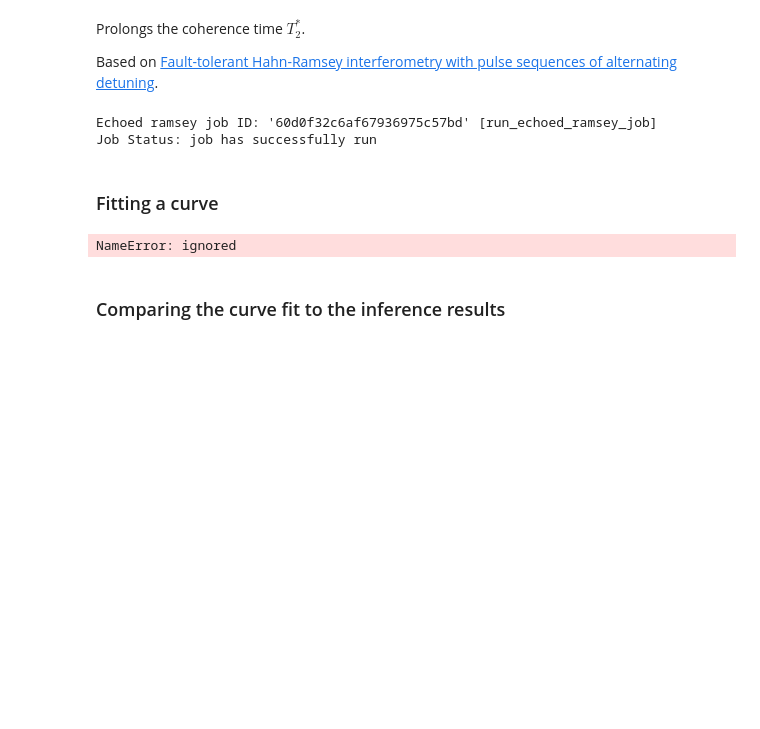
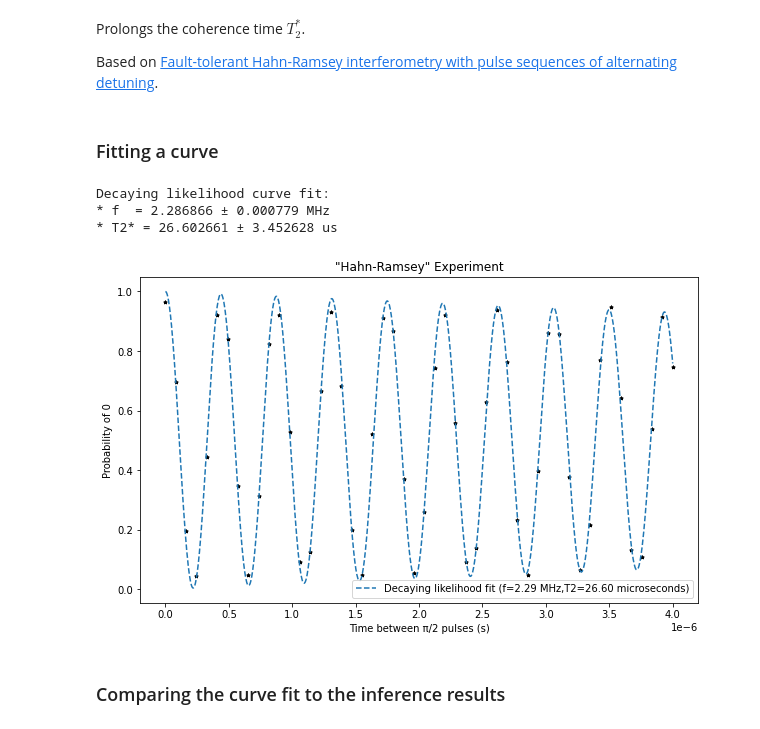
Before and after one commit to alexandra-frca/bayesianlearning, a Jupyter notebook: IBMQ experiments/IBMQ_experiments.ipynb, the cells around one changed output. Saved outputs shown, nothing was run; the diff lists cells and outputs as text; code cells hidden in the pictures; blank space fills up the shorter version.

```diff
--- a/IBMQ experiments/IBMQ_experiments.ipynb
+++ b/IBMQ experiments/IBMQ_experiments.ipynb
@@ -949,16 +916,13 @@ def run_echoed_ramsey_job(ts, delta_f, nshots=512, monitor=True):
     return echoed_ramsey_job
 
 delta_f = 1.83e6
-run_again = True
+run_again = False
 if run_again:
     ts = np.linspace(0, 4e-6, 75) # The actual times in seconds.
     echoed_ramsey_job = run_echoed_ramsey_job(ts,delta_f)
 else:
     ts = np.linspace(0, 4e-6, 50) # The actual times in seconds.
     echoed_ramsey_job = backend.retrieve_job('60a513aeb9b3524989d2802b')
-# %% [output]
-Echoed ramsey job ID: '60d0f32c6af67936975c57bd' [run_echoed_ramsey_job]
-Job Status: job has successfully run
 # %% [markdown]
 ### Fitting a curve
 # %%
@@ -978,37 +942,39 @@ def fit_likelihood(ts, values, pmax, smoothen_interpolation=True, print_param=Tr
     parameters,cov = curve_fit(lambda t,f,T2: decaying_likelihood(t,f,T2,pmax),
                          ts, values, p0=p0)
     f,T2 = parameters
     ferr, T2err = np.sqrt(np.diag(cov))
     if print_param:
         print("Decaying likelihood curve fit:\n* f  = %.6f ± %.6f MHz\n"
               "* T2* = %.6f ± %.6f us"  % (f*1e-6,ferr*1e-6,T2*1e6,T2err*1e6))
 
     # Return also y-coordinate data for plotting.
     if smoothen_interpolation:
         ts=np.linspace(min(ts),max(ts),1000)
     ys = decaying_likelihood(ts, *parameters, pmax)
 
     return parameters,ts,ys
 
-def plot_ramsey_fit(adapt_params = False):
-
+def plot_ramsey_fit():
     ramsey_values = get_ramsey_values()
-    pmax = ramsey_values[0] if offset else 1
+    pmax = 1 #ramsey_values[0] if offset else 1
     (f,T2),extended_ts,ys = fit_likelihood(ts,ramsey_values,pmax)
     plt.figure(figsize=(10, 6))
     plt.scatter(ts, ramsey_values, s=12, color='black', marker='*')
     curve_label = ("Decaying likelihood fit (f=%.2f MHz,T2=%.2f microseconds)" %
                    (f/1e6,T2*1e6))
     plt.plot(extended_ts,ys,linestyle='dashed',label=curve_label)
     plt.title("\"Hahn-Ramsey\" Experiment")
     plt.xlabel('Time between π/2 pulses (s)')
     plt.ylabel('Probability of 0')
     plt.legend(loc='lower right')
     plt.show()
 
 plot_ramsey_fit()
 # %% [output]
-NameError: ignored
+Decaying likelihood curve fit:
+* f  = 2.286866 ± 0.000779 MHz
+* T2* = 26.602661 ± 3.452628 us
+[figure, added]
 # %% [markdown]
 ### Comparing the curve fit to the inference results
 # %%
```
Also changed, not shown: parts of 8 cells of this notebook.
